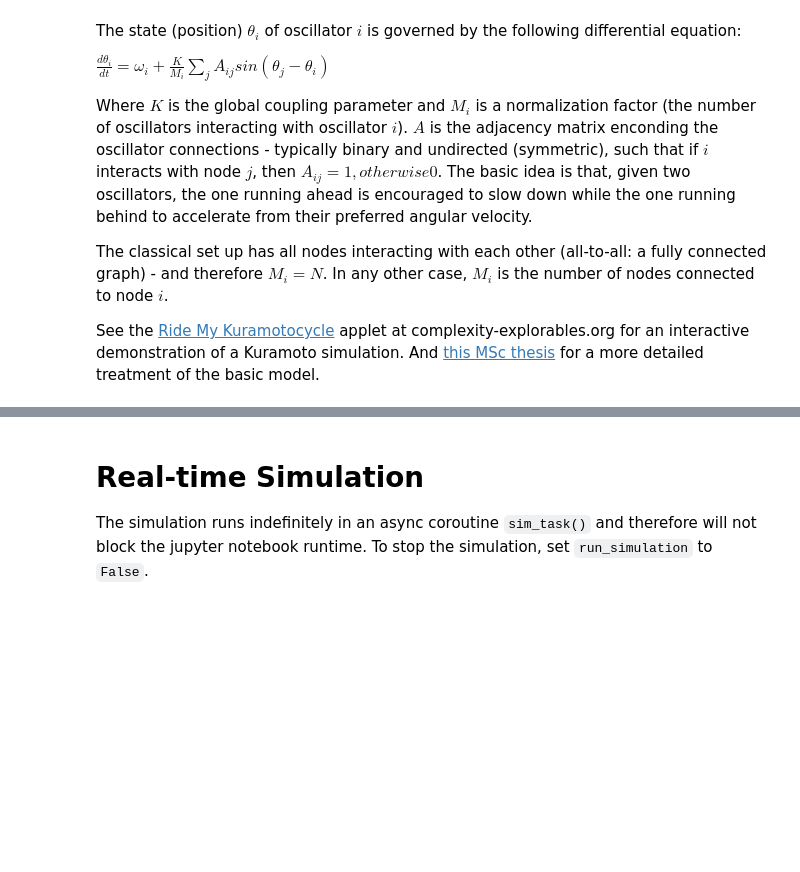
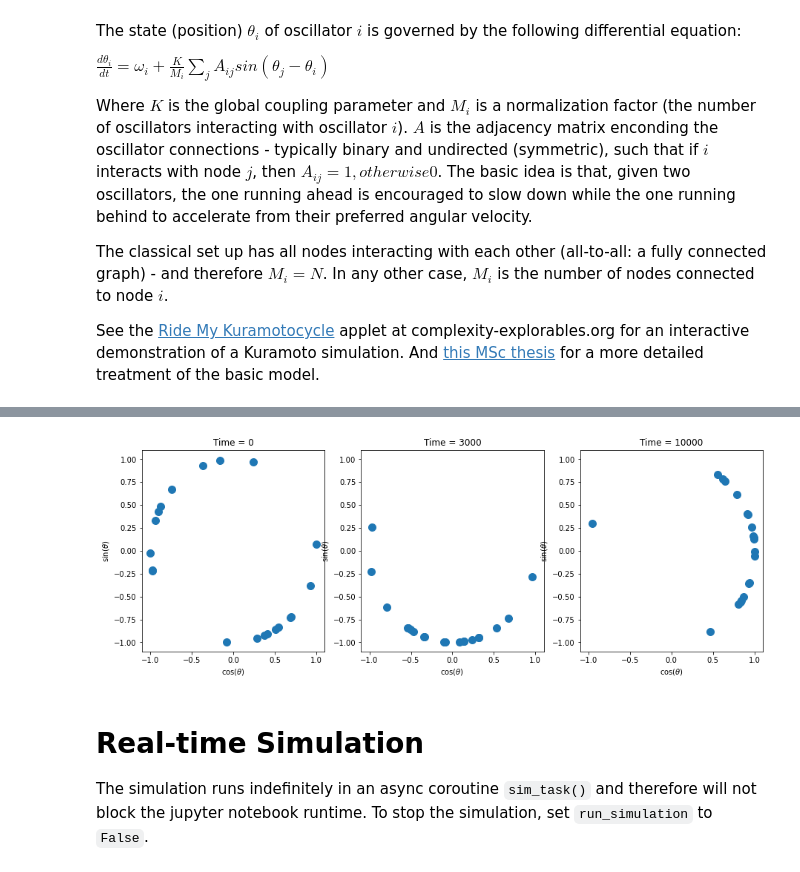
Before and after one commit to jreus/kuramoto, a Jupyter notebook: simulations/Kuramoto Synchrobiology Lab.ipynb, the cells around one changed output, grey strips where cells are left out. Cells and saved outputs as stored; diff of their text form; code cells hidden in the pictures; blank space fills up the shorter version.

```diff
--- a/simulations/Kuramoto Synchrobiology Lab.ipynb
+++ b/simulations/Kuramoto Synchrobiology Lab.ipynb
@@ -176,3 +259,23 @@ ax.set_ylim((-0.01, 1))
+# %%
+# Plot oscillator positions in the complex plane at times t = 0, 1000, 3000
+fig, axes = plt.subplots(ncols=3, nrows=1, figsize=(15, 5),
+                         subplot_kw={
+                             "ylim": (-1.1, 1.1),
+                             "xlim": (-1.1, 1.1),
+                             "xlabel": r'$\cos(\theta)$',
+                             "ylabel": r'$\sin(\theta)$',
+                         })
+
+time_vals = [0, 3000, 10000]
+tseries = res_ode.T
+for ax, timeval in zip(axes, time_vals):
+    ax.plot(np.cos(tseries[:, timeval]),
+            np.sin(tseries[:, timeval]),
+            'o',
+            markersize=10)
+    ax.set_title(f'Time = {timeval}')
+# %% [output]
+[figure, added]
 # %% [markdown]
 # Real-time Simulation
 
```
Also changed, not shown: parts of 20 cells of this notebook, 1 other file.
